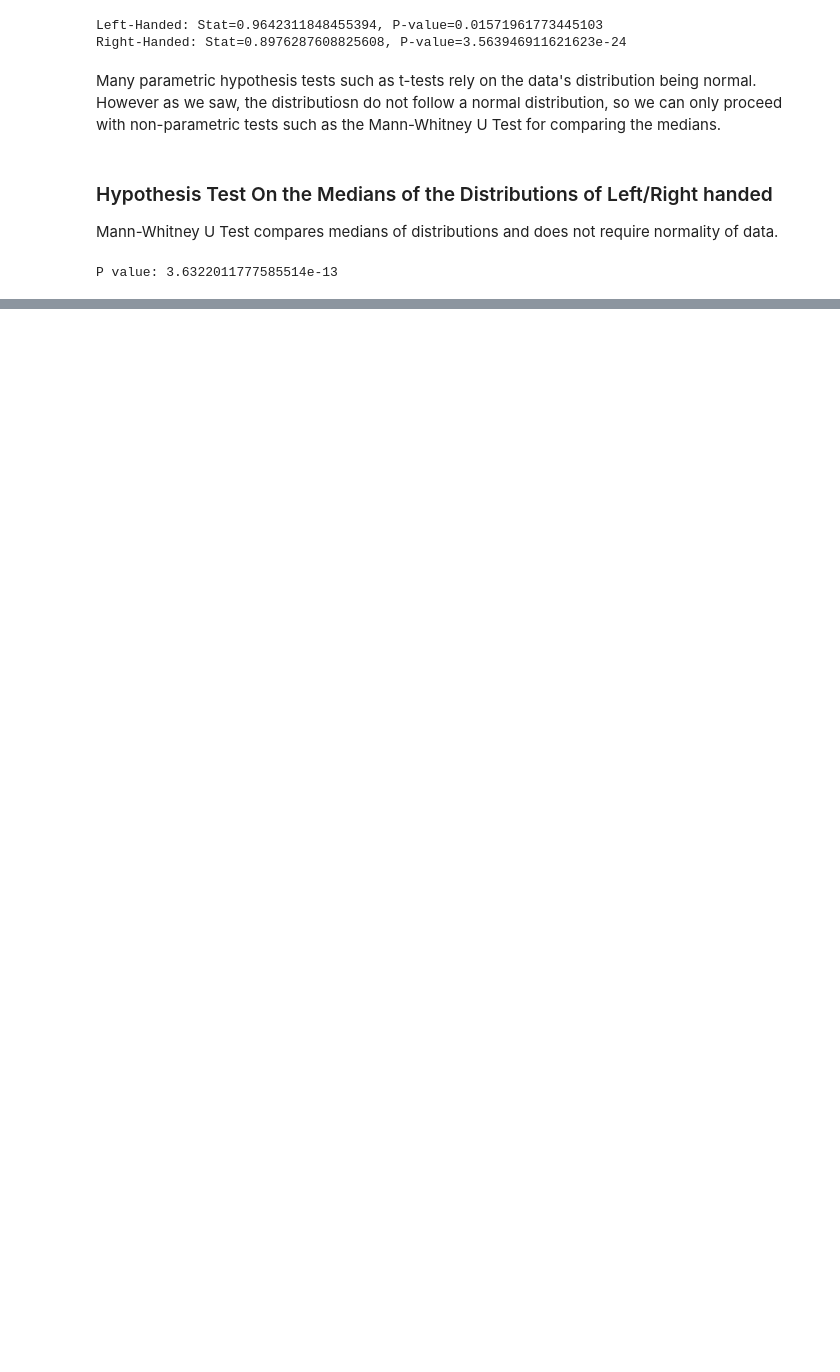
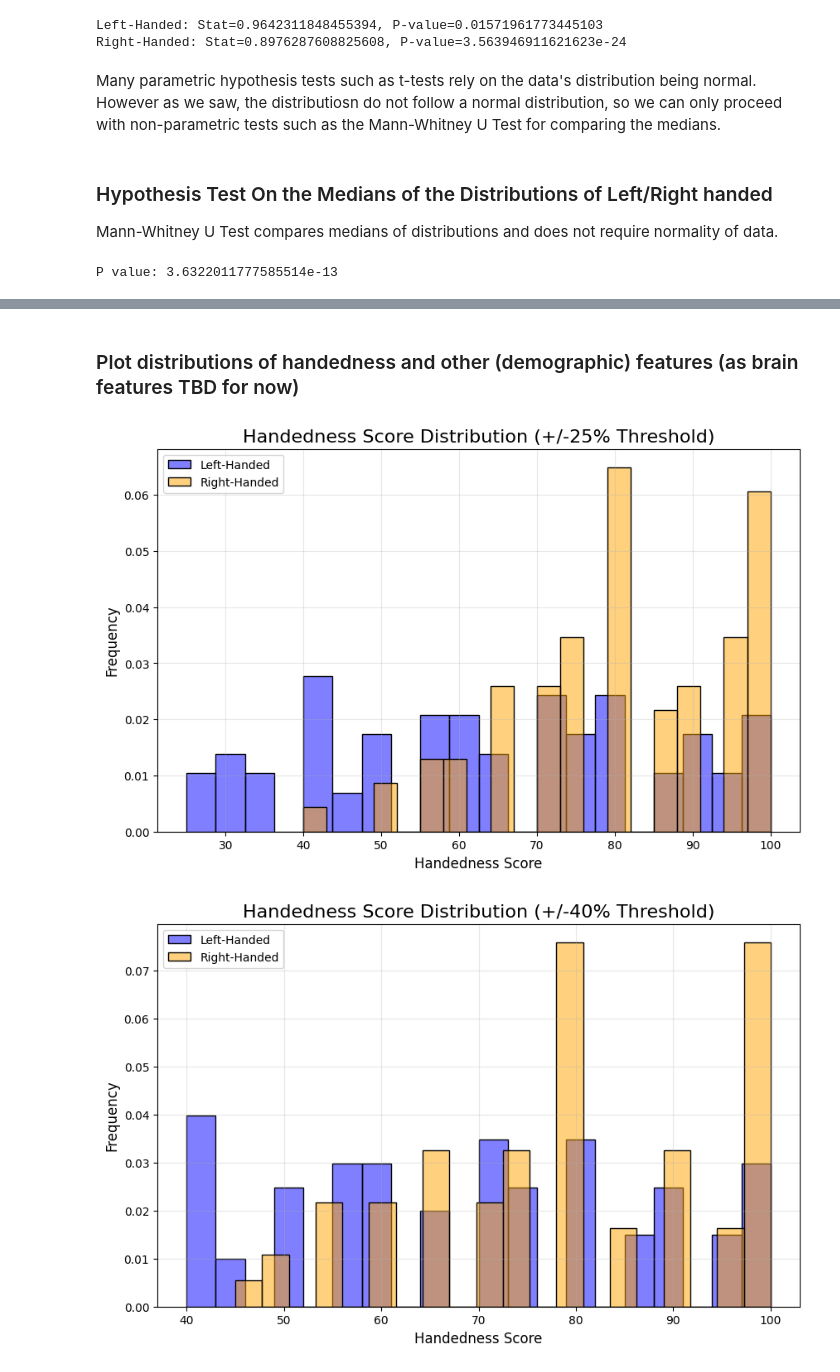
Before and after one commit to vickyli1015/PRIVATE-DSC180B-Functional-Connectivity-Project, a Jupyter notebook: Vicky_Week2_EDA.ipynb, the cells around one changed output, grey strips where cells are left out. Drawn from its saved outputs; the diff is of its cells as text; code cells hidden in the pictures; blank space fills up the shorter version.

```diff
--- a/Vicky_Week2_EDA.ipynb
+++ b/Vicky_Week2_EDA.ipynb
@@ -235,0 +299,19 @@ showed significant difference between the handedness groups.
+# %%
+# Balance the classes by random sampling
+def balance_classes(df, class_column):
+    class_0 = df[df[class_column] == 0]
+    class_1 = df[df[class_column] == 1]
+
+    # Randomly sample the majority class to match the minority class size
+    if len(class_0) > len(class_1):
+        class_0 = class_0.sample(len(class_1), random_state=42)
+    else:
+        class_1 = class_1.sample(len(class_0), random_state=42)
+
+    return pd.concat([class_0, class_1])
+
+# Apply balancing for ±25% threshold data
+balanced_data_25 = balance_classes(data_25, 'Class')
+
+# Apply balancing for ±40% threshold data
+balanced_data_40 = balance_classes(data_40, 'Class')
@@ -235,0 +365,24 @@ showed significant difference between the handedness groups.
+# %% [markdown]
+### Plot distributions of handedness and other (demographic) features (as brain features TBD for now)
+# %%
+def handedness_distribution(df, title):
+    plt.figure(figsize=(10, 6))
+
+    # Plot histogram for each group
+    sns.histplot(data=df[df['Class'] == 0]['Handedness'].abs(), label='Left-Handed', color='blue', kde=False, bins=20, alpha=0.5, stat='density')
+    sns.histplot(data=df[df['Class'] == 1]['Handedness'], label='Right-Handed', color='orange', kde=False, bins=20, alpha=0.5, stat='density')
+
+
+    plt.title(title, fontsize=16)
+    plt.xlabel('Handedness Score', fontsize=12)
+    plt.ylabel('Frequency', fontsize=12)
+    plt.legend()
+    plt.grid(alpha=0.3)
+    plt.show()
+
+
+handedness_distribution(balanced_data_25, "Handedness Score Distribution (+/-25% Threshold)")
+handedness_distribution(balanced_data_40, "Handedness Score Distribution (+/-40% Threshold)")
+# %% [output]
+[figure, added]
+[figure, added]
```
Also changed, not shown: parts of 22 cells of this notebook.
